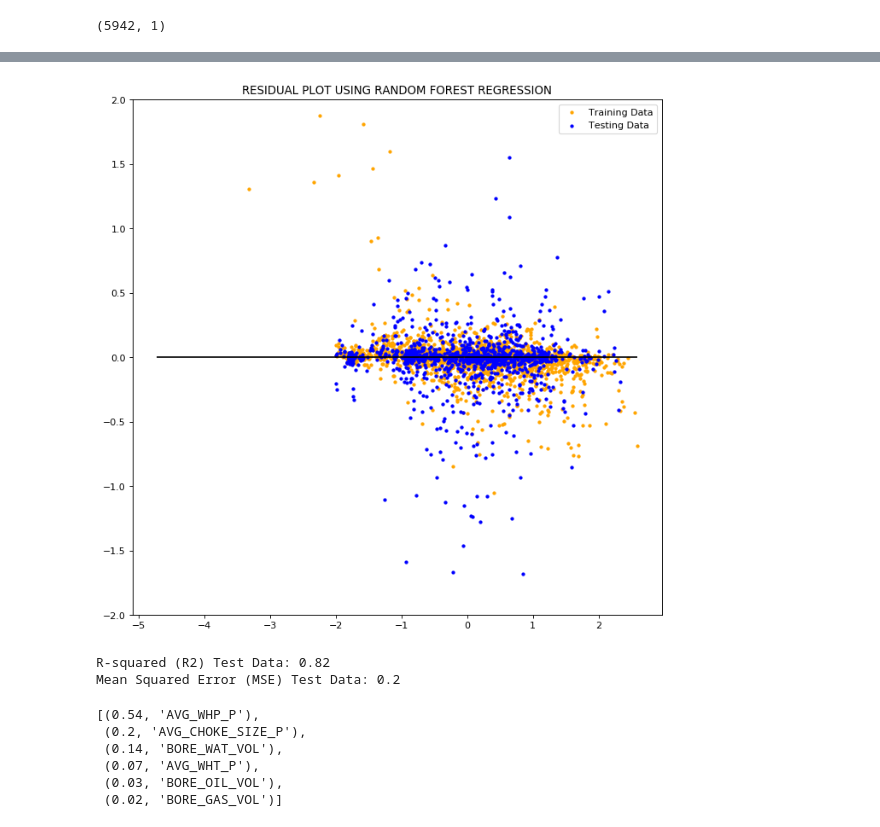
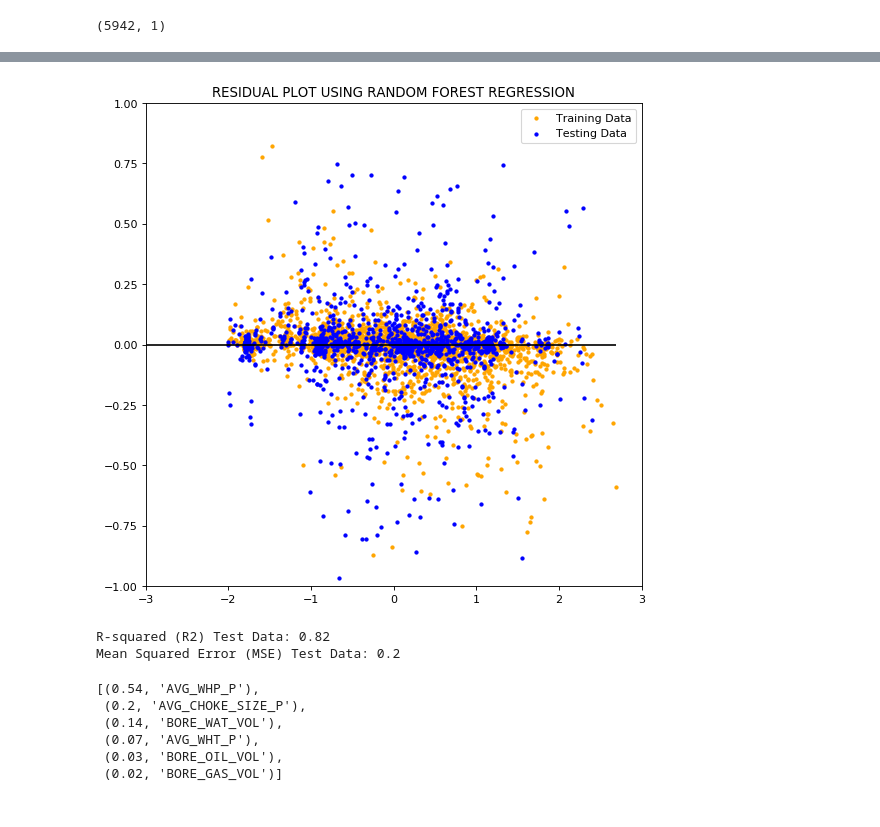
Before and after one commit to sgk2004/Volve-Dataset, a Jupyter notebook: data_etl.ipynb, the cells around one changed output, grey strips where cells are left out. Drawn from its saved outputs; the diff is of its cells as text; code cells hidden in the pictures.

```diff
--- a/data_etl.ipynb
+++ b/data_etl.ipynb
@@ -539,17 +671,18 @@ print (r2)
 # %%
 # Plot Residuals
-plt.figure(figsize=(10, 10), dpi=80)
+plt.figure(figsize=(8, 8), dpi=80)
 plt.scatter(predictions_train, predictions_train - y_train_scaled.ravel(), c= "orange",label="Training Data", s=8)
 plt.scatter(predictions_test, predictions_test - y_test_scaled.ravel(), c= "blue",label="Testing Data",s=8)
-plt.ylim(-2,2)
+plt.xlim(-3,3)
+plt.ylim(-1,1)
 plt.title("RESIDUAL PLOT USING RANDOM FOREST REGRESSION")
 plt.hlines(y=0, xmin=predictions_train.min(), xmax=predictions_train.max())
 plt.legend()
 plt.show()
 print(f"R-squared (R2) Test Data: {round(r2,2)}")
 print(f"Mean Squared Error (MSE) Test Data: {round(MSE,2)}")
 # %% [output]
-[figure, old version]
+[figure, new version]
 R-squared (R2) Test Data: 0.82
 Mean Squared Error (MSE) Test Data: 0.2
 # %%
```
Also changed, not shown: parts of 22 cells of this notebook.
